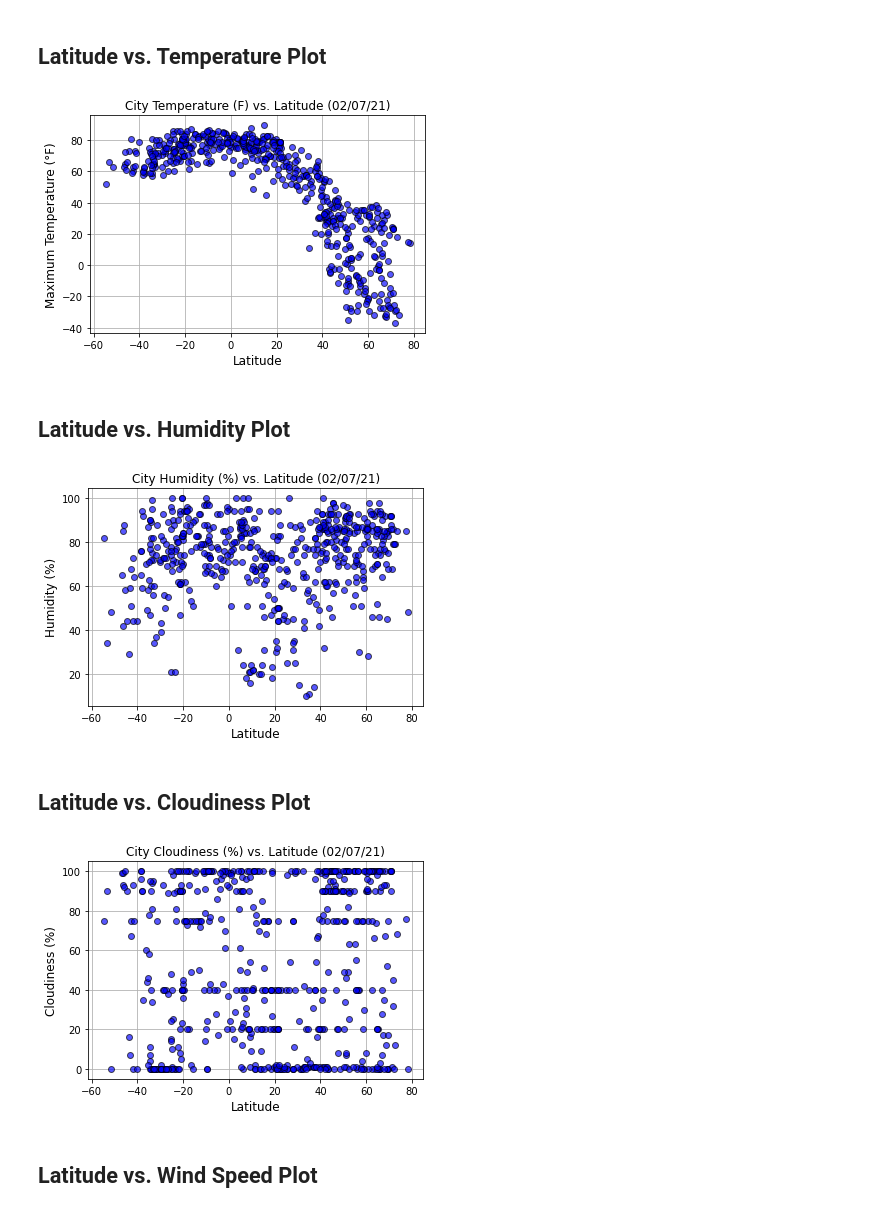
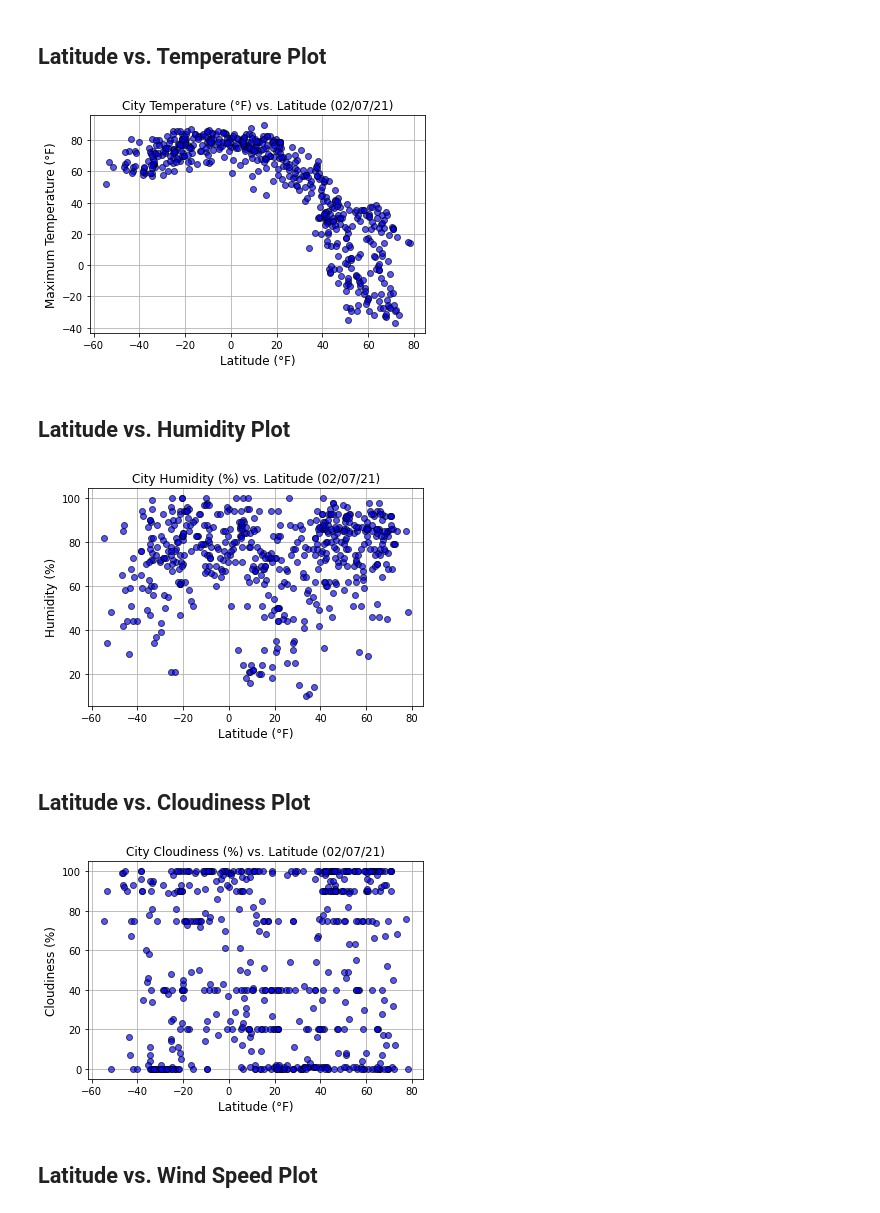
Before and after one commit to uno-sebastian/python-api-challenge, a Jupyter notebook: WeatherPy/WeatherPy.ipynb, the cells around one changed output. Drawn from its saved outputs; the diff is of its cells as text; code cells hidden in the pictures.

```diff
--- a/WeatherPy/WeatherPy.ipynb
+++ b/WeatherPy/WeatherPy.ipynb
@@ -83,7 +80,15 @@ def get_current_weather_data(q, appid, mode=None, units=None, lang=None):
     time.sleep(1)
     return requests.get(openweathermap_url + 'data/2.5/weather', params=payload)
 # %%
-def convert_raw_city_data(city_data):
+def filter_city_data(city_data):
+    """
+    Convert the raw city json data into a the useable info we need
+    returns a dictionary
+
+    Parameters
+    ----------
+        data — The original dataframe to filter from
+    """
     return {
         'City_ID' : city_data['id'],
         'City' : city_data['name'],
@@ -93,27 +98,42 @@ def convert_raw_city_data(city_data):
         'Humidity' : city_data['main']['humidity'],
         'Lat' : city_data['coord']['lat'],
         'Lng' : city_data['coord']['lon'],
+        # pull out temps and convert from kelvin to fahrenheit
         'Min Temp' : float(city_data['main']['temp_min']) * (9/5) - 459.67,
         'Max Temp' : float(city_data['main']['temp_max']) * (9/5) - 459.67,
         'Wind Speed' : city_data['main']['humidity']
     }
 # %%
 def convert_cities_to_dataframe(cities):
+    """
+    Convert the list of cities names into a dataframe using the open weather map api
+    returns a DataFrame
+
+    Parameters
+    ----------
+        cities — The list of cities to use
+    """
     df = pd.DataFrame()
+    # if there are no cities, exit
     if len(cities) < 1: return df
     for city in cities:
+        # print status
         status = f'{(cities.index(city) + 1)} of {len(cities)}'
         print(f'({status}) pinging server for city {city}')
         try:
             request = get_current_weather_data(city, weather_api_key)
+            # if request fails, exit
             if request.status_code != 200:
                 print(f'\tCould not find city {city}, error {request.status_code}')
                 continue
-            raw_city_data = convert_raw_city_data(request.json())
+            # convert the json into the raw city data
+            raw_city_data = filter_city_data(request.json())
             city_df = pd.DataFrame(raw_city_data, index=[0])
+            # add the dataset
             df = pd.concat([df, city_df])
         except:
             print(f'Error - could not ping city {city}, ERROR: {e}')
+    # convert the time data
     df['Date'] = pd.to_datetime(df['Date'], unit='s')
     return df.reset_index(drop=True)
 
@@ -209,6 +229,15 @@ clean_city_data.head()
 def plot_the_data(x, y, x_label, y_label, title, output_file):
     """
     Plotting the Data and save the plotted figures as .pngs
+
+    Parameters
+    ----------
+        x — The x axis data
+        y — The y axis data
+        x_label — The label for the x axis data
+        y_label — The label for the y axis data
+        title — The title for the plot
+        output_file — The name of the saved output file
     """
     fig, ax = plt.subplots()
     ax.plot(x, y, ls=' ', marker='o', color='b', markeredgecolor="black", alpha=0.66)
@@ -217,47 +246,47 @@ def plot_the_data(x, y, x_label, y_label, title, output_file):
     ax.set_ylabel(y_label, fontsize=(12))
     plt.grid(True)
     plt.tight_layout
-    plt.savefig(output_file)
+    plt.savefig('../Images/' + output_file + '.png')
     plt.show()
 # %% [markdown]
 ## Latitude vs. Temperature Plot
 # %%
 plot_the_data(
     clean_city_data['Lat'],
     clean_city_data['Max Temp'],
-    'Latitude',
+    'Latitude (°F)',
     'Maximum Temperature (°F)',
-    'City Temperature (F) vs. Latitude',
-    '../Images/Cities_TempVLat.png'
+    'City Temperature (°F) vs. Latitude',
+    'Cities_TempVLat'
 )
 # %% [output]
-[figure, old version]
+[figure, new version]
 # %% [markdown]
 ## Latitude vs. Humidity Plot
 # %%
 plot_the_data(
     clean_city_data['Lat'],
     clean_city_data['Humidity'],
-    'Latitude',
+    'Latitude (°F)',
     'Humidity (%)',
     'City Humidity (%) vs. Latitude',
-    '../Images/Cities_HumidityVLat.png'
+    'Cities_HumidityVLat'
 )
 # %% [output]
-[figure, old version]
+[figure, new version]
 # %% [markdown]
 ## Latitude vs. Cloudiness Plot
 # %%
 plot_the_data(
     clean_city_data['Lat'],
     clean_city_data['Cloudiness'],
-    'Latitude',
+    'Latitude (°F)',
     'Cloudiness (%)',
     'City Cloudiness (%) vs. Latitude',
-    '../Images/Cities_CloudinessVLat.png'
+    'Cities_CloudinessVLat'
 )
 # %% [output]
-[figure, old version]
+[figure, new version]
 # %% [markdown]
 ## Latitude vs. Wind Speed Plot
 # %%
```
Also changed, not shown: parts of 12 cells of this notebook, 14 other files.
